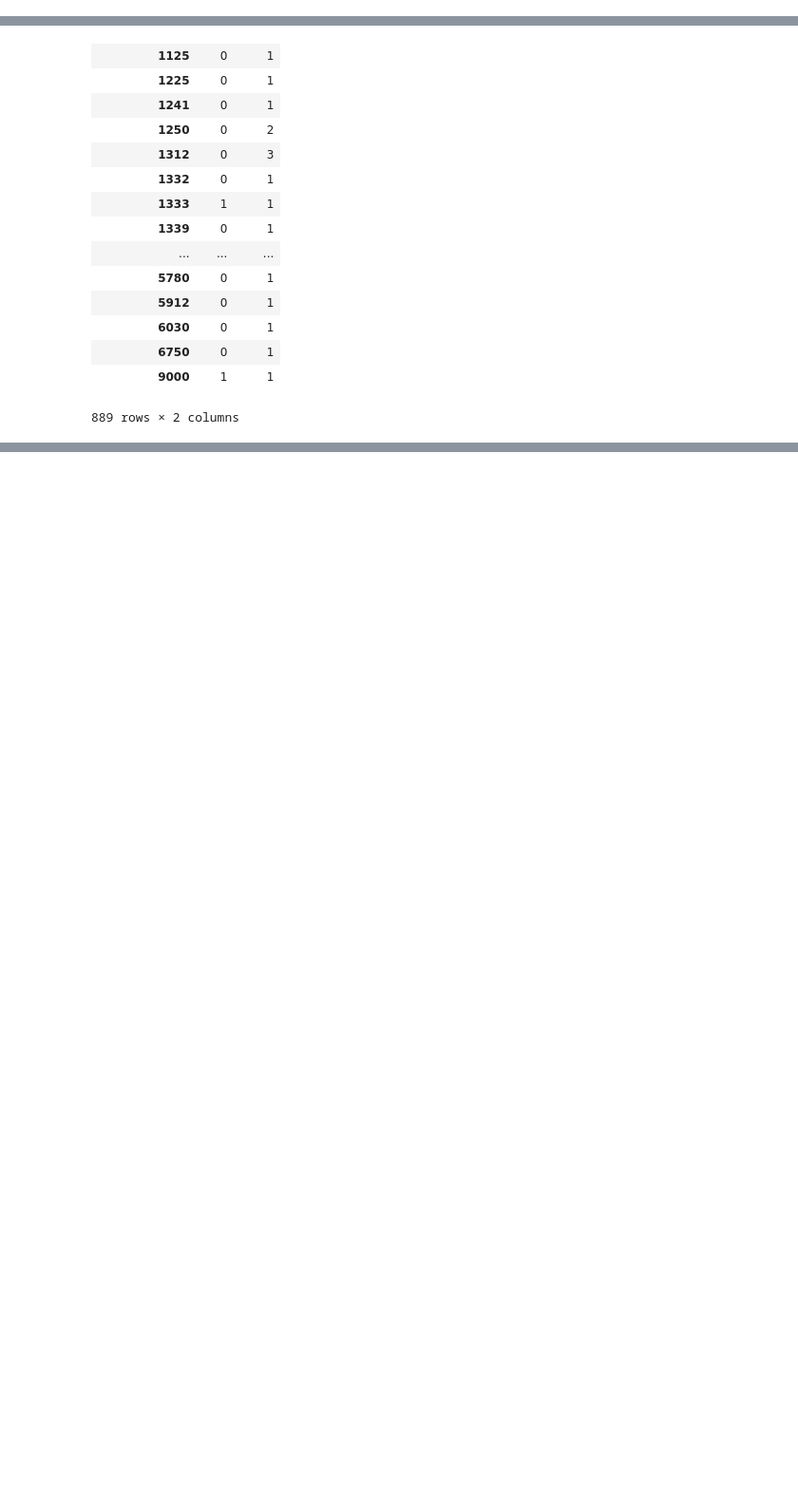
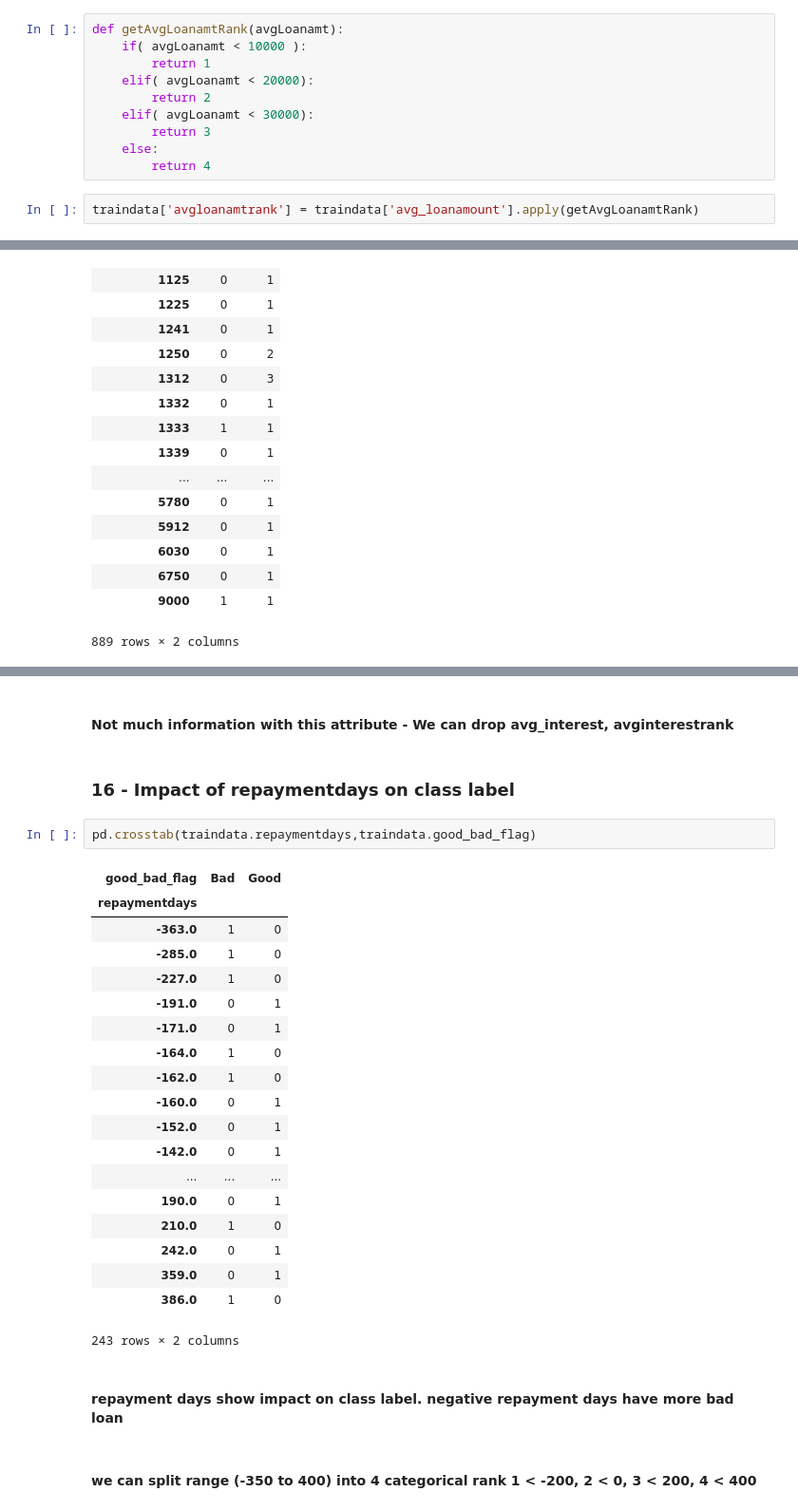
Before and after one commit to coderscraft/creditRisk, a Jupyter notebook: dataAnalysis.ipynb, the cells around one changed output, grey strips where cells are left out. Shown at 95% size. Drawn from its saved outputs; the diff is of its cells as text; blank space fills up the shorter version.

```diff
--- a/dataAnalysis.ipynb
+++ b/dataAnalysis.ipynb
@@ -396,0 +462,12 @@ pd.crosstab(traindata.avg_loanamount,traindata.good_bad_flag)
+# %%
+def getAvgLoanamtRank(avgLoanamt):
+    if( avgLoanamt < 10000 ):
+        return 1
+    elif( avgLoanamt < 20000):
+        return 2
+    elif( avgLoanamt < 30000):
+        return 3
+    else:
+        return 4
+# %%
+traindata['avgloanamtrank'] = traindata['avg_loanamount'].apply(getAvgLoanamtRank)
@@ -425,0 +535,30 @@ pd.crosstab(traindata.avg_interest,traindata.good_bad_flag)
+# %% [markdown]
+#### Not much information with this attribute - We can drop avg_interest, avginterestrank
+# %% [markdown]
+### 16 - Impact of repaymentdays on class label
+# %%
+pd.crosstab(traindata.repaymentdays,traindata.good_bad_flag)
+# %% [output]
+| good_bad_flag | Bad | Good |
+| repaymentdays |  |  |
+| -363.0 | 1 | 0 |
+| -285.0 | 1 | 0 |
+| -227.0 | 1 | 0 |
+| -191.0 | 0 | 1 |
+| -171.0 | 0 | 1 |
+| -164.0 | 1 | 0 |
+| -162.0 | 1 | 0 |
+| -160.0 | 0 | 1 |
+| -152.0 | 0 | 1 |
+| -142.0 | 0 | 1 |
+| ... | ... | ... |
+| 190.0 | 0 | 1 |
+| 210.0 | 1 | 0 |
+| 242.0 | 0 | 1 |
+| 359.0 | 0 | 1 |
+| 386.0 | 1 | 0 |
+243 rows × 2 columns
+# %% [markdown]
+#### repayment days show impact on class label. negative repayment days have more bad loan
+# %% [markdown]
+#### we can split range (-350 to 400) into 4 categorical rank 1 < -200, 2 < 0, 3 < 200, 4 < 400
```
Also changed, not shown: parts of 41 cells of this notebook, 3 other files.
